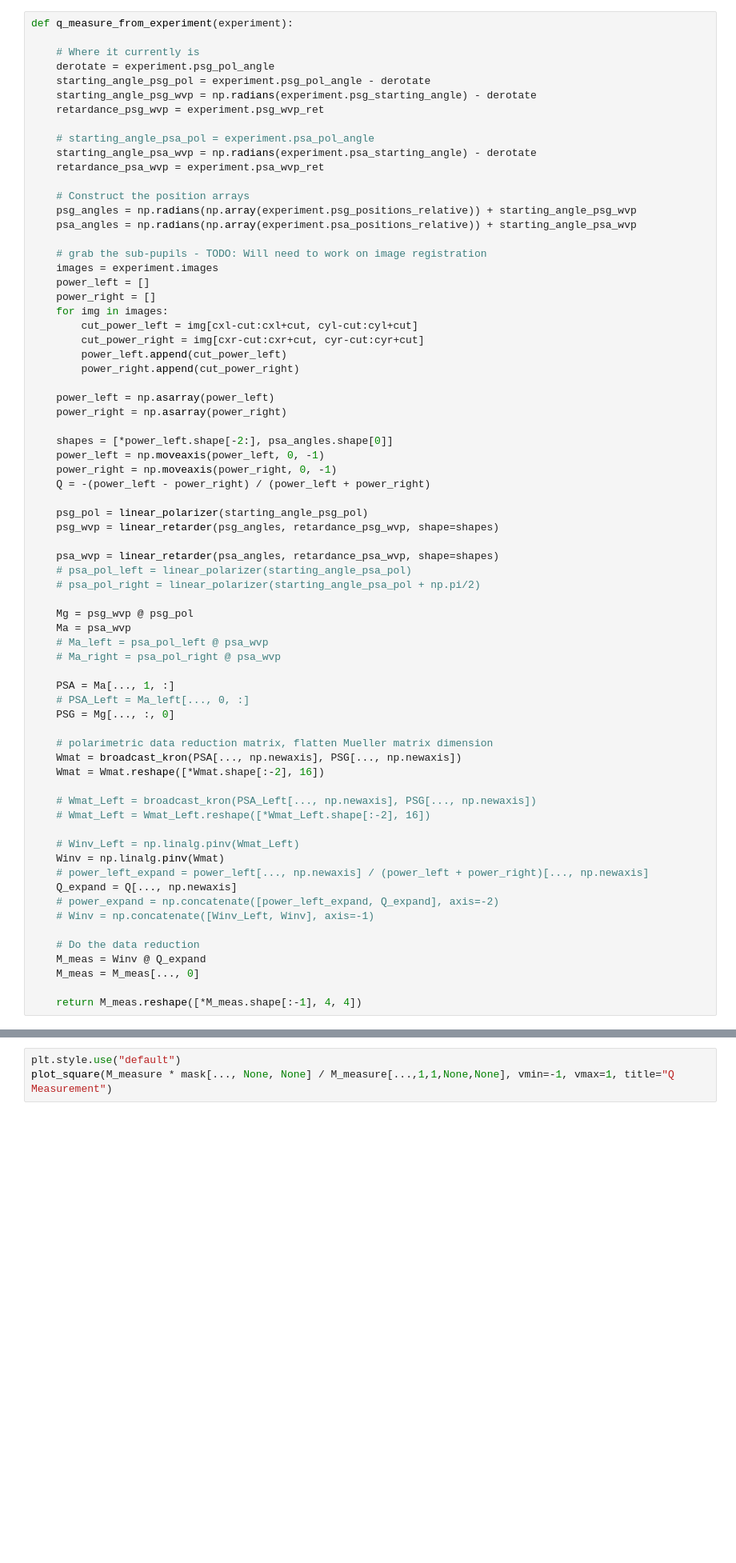
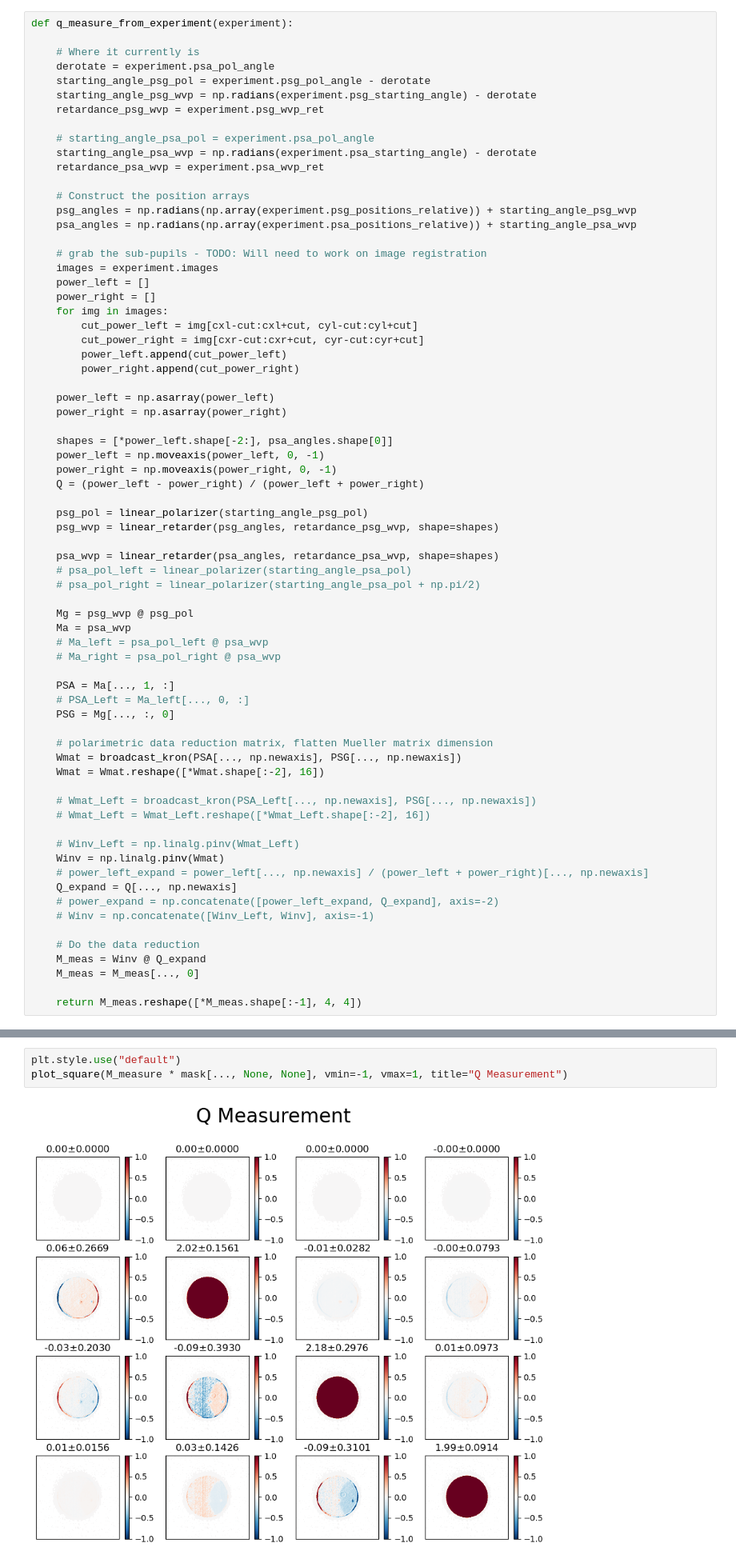
Before and after one commit to UCSB-Exoplanet-Polarimetry-Lab/derp_control, a Jupyter notebook: prototype_calibration.ipynb, the cells around one changed output, grey strips where cells are left out. Shown at 80% size. Saved outputs shown, nothing was run; the diff lists cells and outputs as text; blank space fills up the shorter version.

```diff
--- a/prototype_calibration.ipynb
+++ b/prototype_calibration.ipynb
@@ -456,7 +534,7 @@ plot_square(M_measure / M_measure[..., 0, 0, None, None] * mask[..., None, None]
 def q_measure_from_experiment(experiment):
 
     # Where it currently is
-    derotate = experiment.psg_pol_angle
+    derotate = experiment.psa_pol_angle
     starting_angle_psg_pol = experiment.psg_pol_angle - derotate
     starting_angle_psg_wvp = np.radians(experiment.psg_starting_angle) - derotate
     retardance_psg_wvp = experiment.psg_wvp_ret
@@ -485,7 +563,7 @@ def q_measure_from_experiment(experiment):
     shapes = [*power_left.shape[-2:], psa_angles.shape[0]]
     power_left = np.moveaxis(power_left, 0, -1)
     power_right = np.moveaxis(power_right, 0, -1)
-    Q = -(power_left - power_right) / (power_left + power_right)
+    Q = (power_left - power_right) / (power_left + power_right)
 
     psg_pol = linear_polarizer(starting_angle_psg_pol)
     psg_wvp = linear_retarder(psg_angles, retardance_psg_wvp, shape=shapes)
@@ -528,7 +606,9 @@ def q_measure_from_experiment(experiment):
 M_measure = q_measure_from_experiment(air_measure)
 # %%
 plt.style.use("default")
-plot_square(M_measure * mask[..., None, None] / M_measure[...,1,1,None,None], vmin=-1, vmax=1, title="Q Measurement")
+plot_square(M_measure * mask[..., None, None], vmin=-1, vmax=1, title="Q Measurement")
+# %% [output]
+[figure, added]
 # %%
 def q_continuum_from_experiment(experiment, channel="dual"):
 
```
Also changed, not shown: parts of 20 cells of this notebook.
